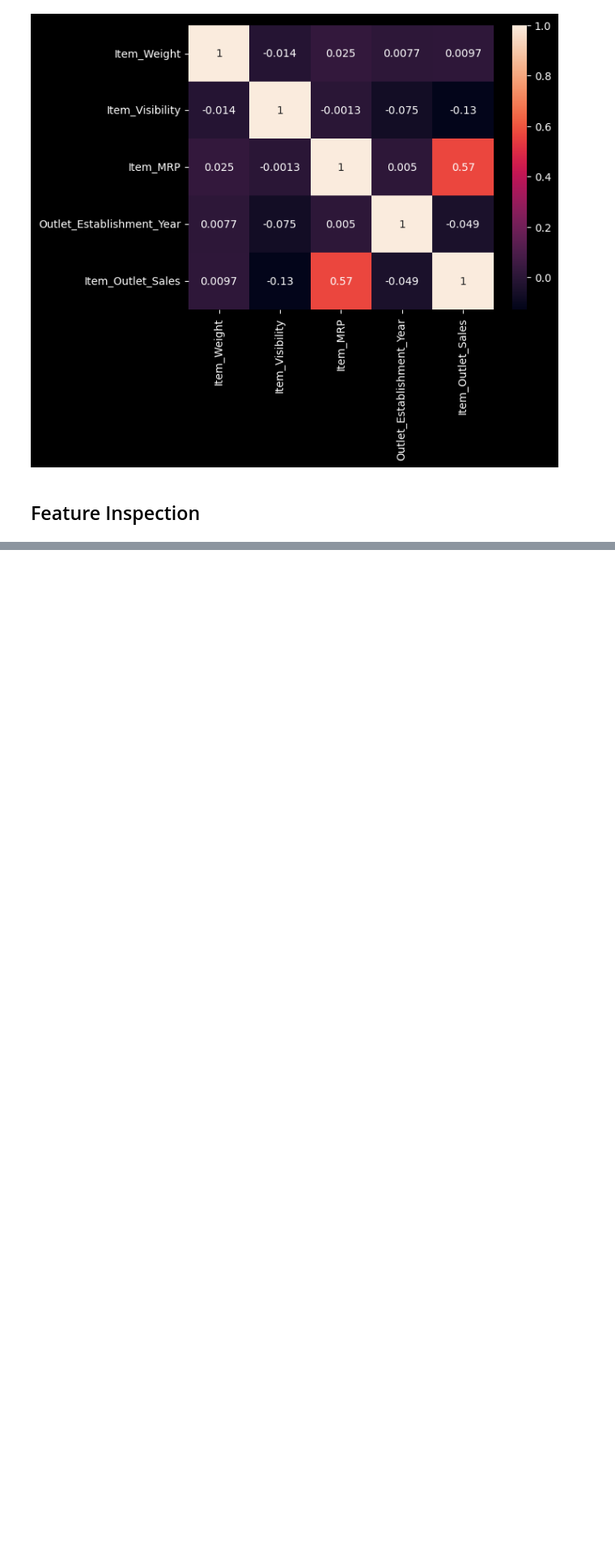
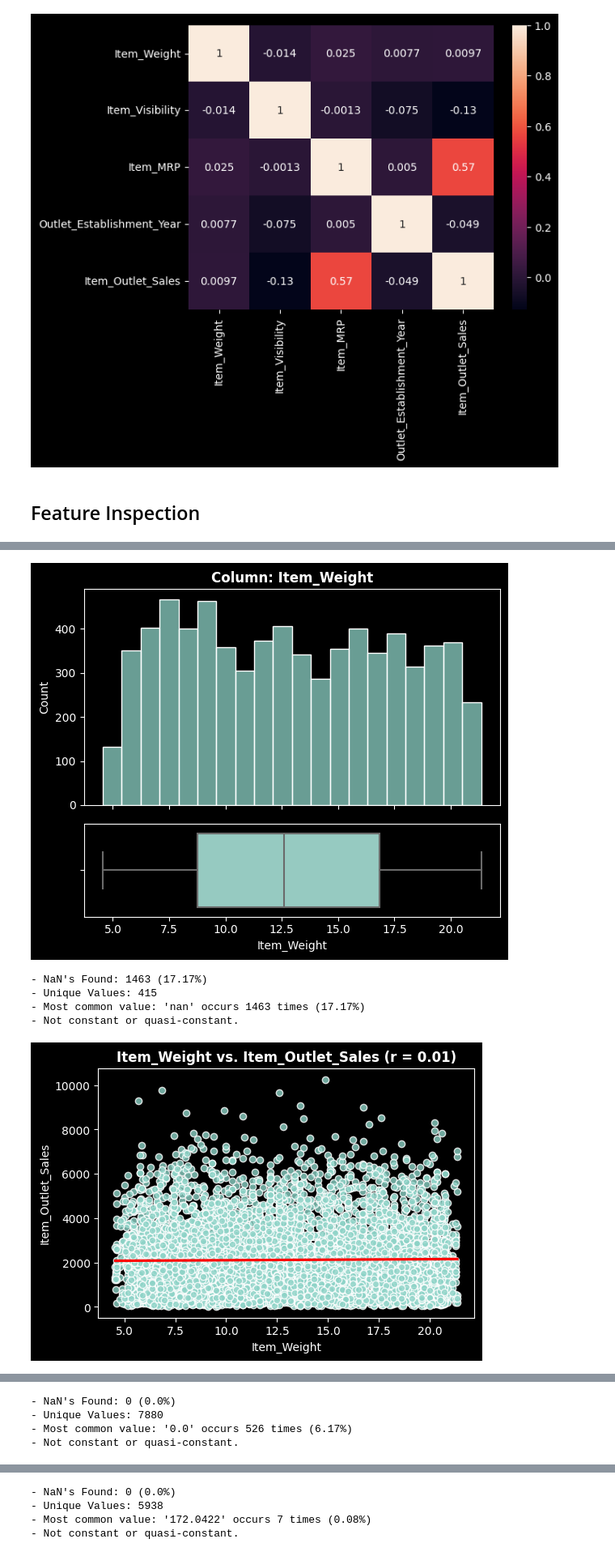
Before and after one commit to Al-Tayeb96/Prediction-of-Product-Sales, a Jupyter notebook: Prediction_of_Product_Sales.ipynb, the cells around one changed output, grey strips where cells are left out. Shown at 81% size. Drawn from its saved outputs; the diff is of its cells as text; code cells hidden in the pictures; blank space fills up the shorter version.

```diff
--- a/Prediction_of_Product_Sales.ipynb
+++ b/Prediction_of_Product_Sales.ipynb
@@ -386,0 +865,9 @@ ax=sns.heatmap(corr,annot=True)
+# %%
+Feature_Inspection_numric(df2_sales,use_cols,'Item_Outlet_Sales')
+# %% [output]
+[figure, added]
+- NaN's Found: 1463 (17.17%)
+- Unique Values: 415
+- Most common value: 'nan' occurs 1463 times (17.17%)
+- Not constant or quasi-constant.
+[figure, added]
@@ -386,0 +875,4 @@ ax=sns.heatmap(corr,annot=True)
+- NaN's Found: 0 (0.0%)
+- Unique Values: 7880
+- Most common value: '0.0' occurs 526 times (6.17%)
+- Not constant or quasi-constant.
@@ -386,0 +881,4 @@ ax=sns.heatmap(corr,annot=True)
+- NaN's Found: 0 (0.0%)
+- Unique Values: 5938
+- Most common value: '172.0422' occurs 7 times (0.08%)
+- Not constant or quasi-constant.
```
Also changed, not shown: parts of 30 cells of this notebook.
